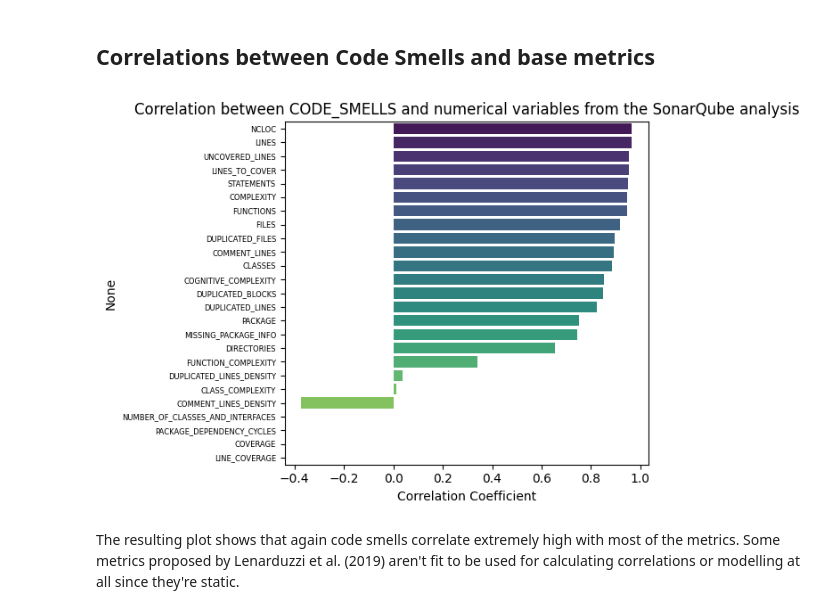
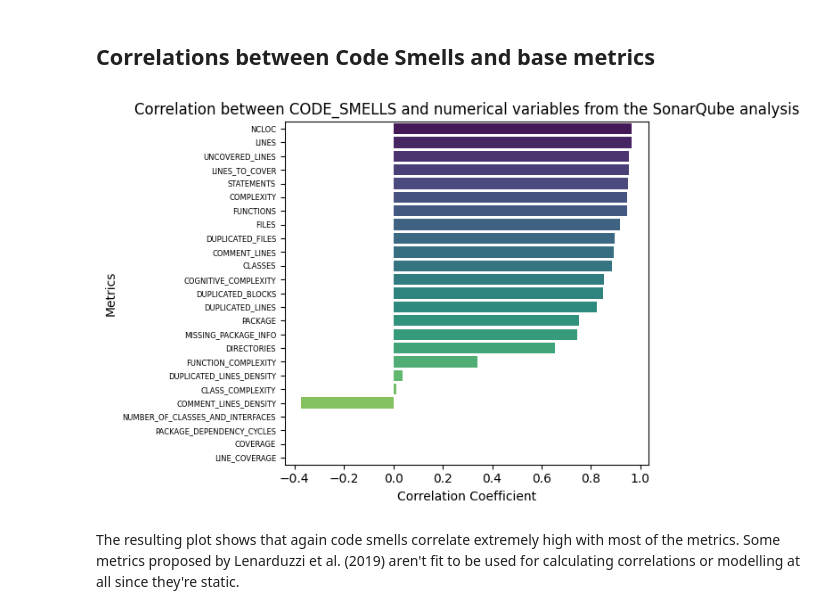
Before and after one commit to CarolineGraebelBHT/MasterProjectSonarQube, a Jupyter notebook: Scripts/Analysis/Correlation_Analysis.ipynb, the cells around one changed output. Cells and saved outputs as stored; diff of their text form; code cells hidden in the pictures.

```diff
--- a/Scripts/Analysis/Correlation_Analysis.ipynb
+++ b/Scripts/Analysis/Correlation_Analysis.ipynb
@@ -224,15 +225,16 @@ The resulting plot shows that the amount of code smells detected within a SonarQ
 # %%
 correlations = df_metrics.select_dtypes(include='number').corr()["CODE_SMELLS"].sort_values(ascending=False)
 correlations = correlations.drop("CODE_SMELLS")
 
 plt.figure()
 sns.barplot(x=correlations.values, y=correlations.index, hue=correlations.index, palette = 'viridis')
 plt.title(f'Correlation between CODE_SMELLS and numerical variables from the SonarQube analysis')
 plt.xlabel('Correlation Coefficient')
+plt.ylabel('Metrics')
 plt.yticks(fontsize=6)
 plt.tight_layout()
 plt.show()
 # %% [output]
-[figure, old version]
+[figure, new version]
 # %% [markdown]
 The resulting plot shows that again code smells correlate extremely high with most of the metrics. Some metrics proposed by Lenarduzzi et al. (2019) aren't fit to be used for calculating correlations or modelling at all since they're static.
```
Also changed, not shown: parts of 1 cell of this notebook.
